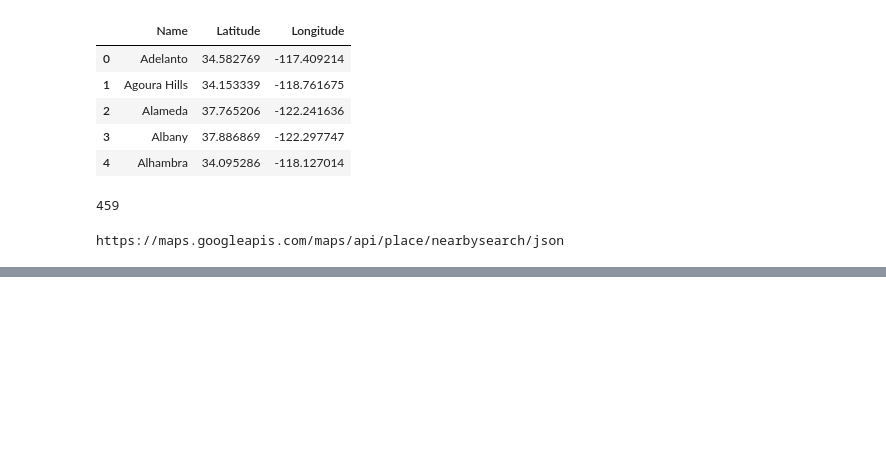
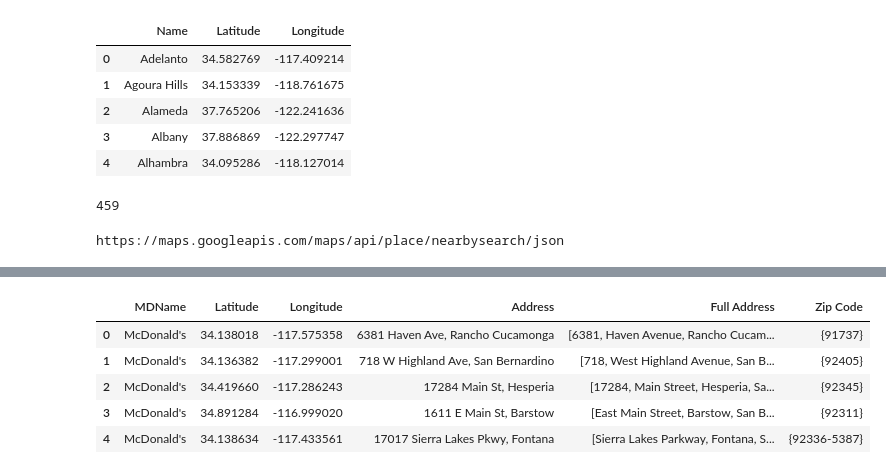
Before and after one commit to haileliya/RealEstateProject, a Jupyter notebook: McDonald's_Scrape.ipynb, the cells around one changed output, grey strips where cells are left out. Saved outputs shown, nothing was run; the diff lists cells and outputs as text; code cells hidden in the pictures; blank space fills up the shorter version.

```diff
--- a/McDonald's_Scrape.ipynb
+++ b/McDonald's_Scrape.ipynb
@@ -372,0 +393,10 @@ clean_df = clean_df.drop(columns=['index'],axis=1)
+# %%
+clean_df["Zip Code"] = zip_codes_list
+clean_df.head()
+# %% [output]
+|  | MDName | Latitude | Longitude | Address | Full Address | Zip Code |
+| 0 | McDonald's | 34.138018 | -117.575358 | 6381 Haven Ave, Rancho Cucamonga | [6381, Haven Avenue, Rancho Cucam... | {91737} |
+| 1 | McDonald's | 34.136382 | -117.299001 | 718 W Highland Ave, San Bernardino | [718, West Highland Avenue, San B... | {92405} |
+| 2 | McDonald's | 34.419660 | -117.286243 | 17284 Main St, Hesperia | [17284, Main Street, Hesperia, Sa... | {92345} |
+| 3 | McDonald's | 34.891284 | -116.999020 | 1611 E Main St, Barstow | [East Main Street, Barstow, San B... | {92311} |
+| 4 | McDonald's | 34.138634 | -117.433561 | 17017 Sierra Lakes Pkwy, Fontana | [Sierra Lakes Parkway, Fontana, S... | {92336-5387} |
```
Also changed, not shown: parts of 15 cells of this notebook, 4 other files.
